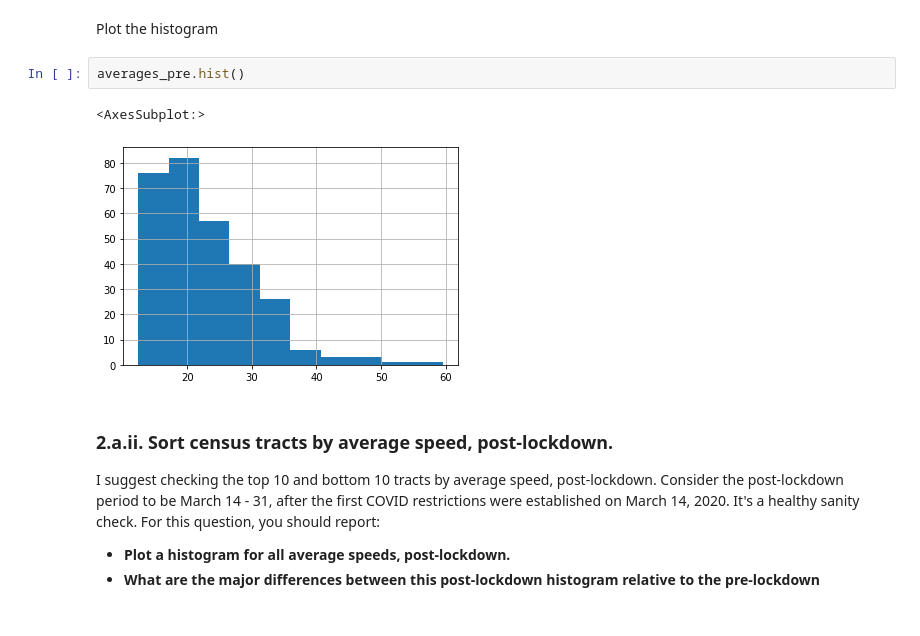
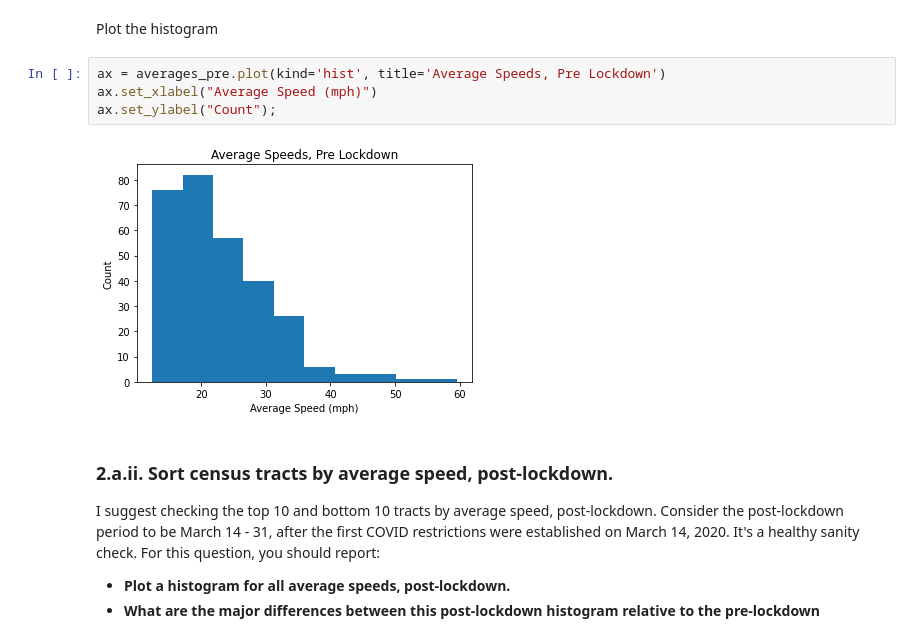
Before and after one commit to JerryPan2718/Traffic-EDA, a Jupyter notebook: Traffic_part1.ipynb, the cells around one changed output. Saved outputs shown, nothing was run; the diff lists cells and outputs as text.

```diff
--- a/Traffic_part1.ipynb
+++ b/Traffic_part1.ipynb
@@ -748,10 +767,11 @@ points: 1
 manual: True
 -->
 # %%
-averages_pre.hist()
+ax = averages_pre.plot(kind='hist', title='Average Speeds, Pre Lockdown')
+ax.set_xlabel("Average Speed (mph)")
+ax.set_ylabel("Count");
 # %% [output]
-<AxesSubplot:>
-[figure, old version]
+[figure, new version]
 # %% [markdown]
 <!-- END QUESTION -->
 
```
Also changed, not shown: parts of 12 cells of this notebook.
